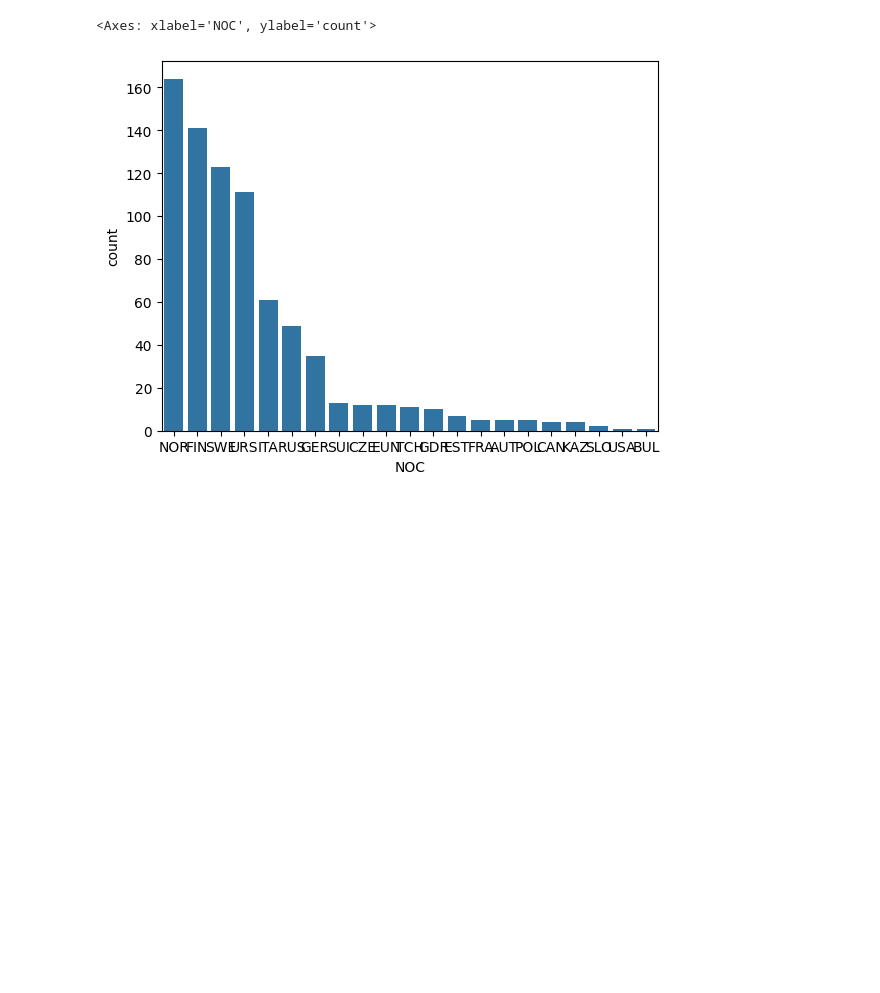
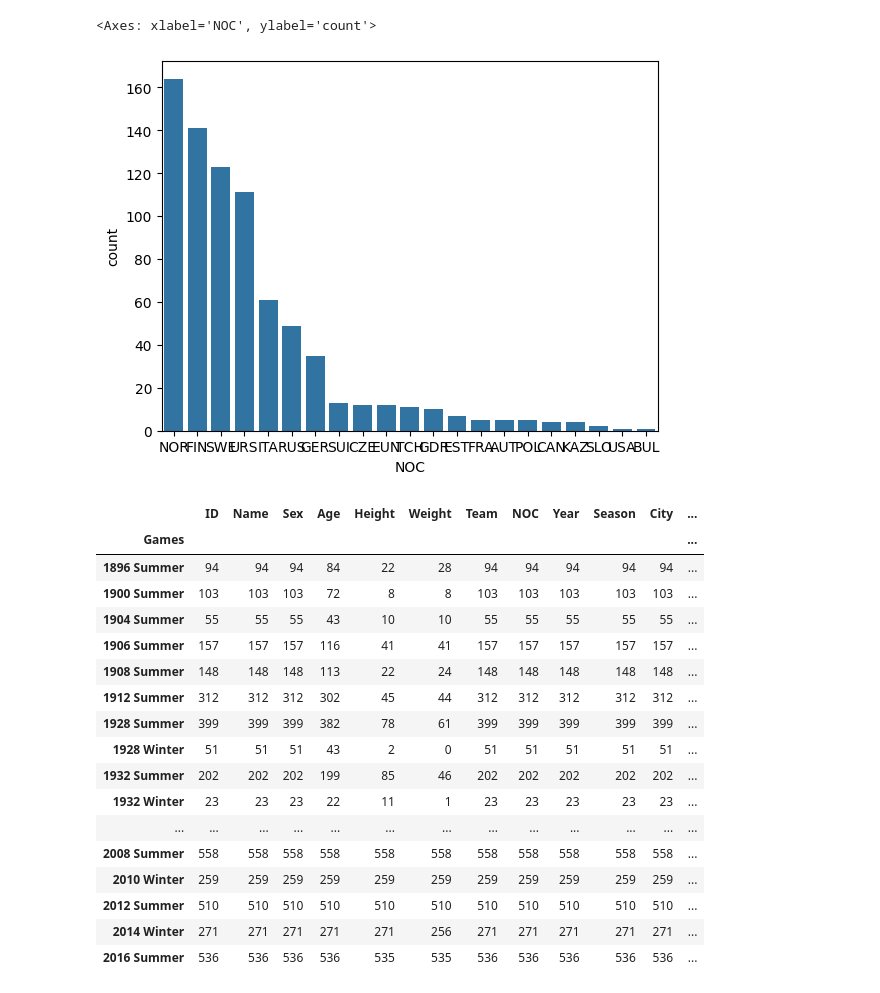
Before and after one commit to n00rp/Project_Olympic, a Jupyter notebook: Individuella filer/individuell_fil_bw.ipynb, the cells around one changed output. Drawn from its saved outputs; the diff is of its cells as text; code cells hidden in the pictures; blank space fills up the shorter version.

```diff
--- a/Individuella filer/individuell_fil_bw.ipynb
+++ b/Individuella filer/individuell_fil_bw.ipynb
@@ -17,3 +19,30 @@ sns.barplot(data=df_skidor_medaljer["NOC"].value_counts())
 # %% [output]
 <Axes: xlabel='NOC', ylabel='count'>
 [figure]
+# %%
+# uppg 1a
+
+df_ger=df[df["NOC"]=="GER"]
+
+
+
+df_ger.groupby("Games").count()
+# %% [output]
+|  | ID | Name | Sex | Age | Height | Weight | Team | NOC | Year | Season | City | ... |
+| Games |  |  |  |  |  |  |  |  |  |  |  | ... |
+| 1896 Summer | 94 | 94 | 94 | 84 | 22 | 28 | 94 | 94 | 94 | 94 | 94 | ... |
+| 1900 Summer | 103 | 103 | 103 | 72 | 8 | 8 | 103 | 103 | 103 | 103 | 103 | ... |
+| 1904 Summer | 55 | 55 | 55 | 43 | 10 | 10 | 55 | 55 | 55 | 55 | 55 | ... |
+| 1906 Summer | 157 | 157 | 157 | 116 | 41 | 41 | 157 | 157 | 157 | 157 | 157 | ... |
+| 1908 Summer | 148 | 148 | 148 | 113 | 22 | 24 | 148 | 148 | 148 | 148 | 148 | ... |
+| 1912 Summer | 312 | 312 | 312 | 302 | 45 | 44 | 312 | 312 | 312 | 312 | 312 | ... |
+| 1928 Summer | 399 | 399 | 399 | 382 | 78 | 61 | 399 | 399 | 399 | 399 | 399 | ... |
+| 1928 Winter | 51 | 51 | 51 | 43 | 2 | 0 | 51 | 51 | 51 | 51 | 51 | ... |
+| 1932 Summer | 202 | 202 | 202 | 199 | 85 | 46 | 202 | 202 | 202 | 202 | 202 | ... |
+| 1932 Winter | 23 | 23 | 23 | 22 | 11 | 1 | 23 | 23 | 23 | 23 | 23 | ... |
+| ... | ... | ... | ... | ... | ... | ... | ... | ... | ... | ... | ... | ... |
+| 2008 Summer | 558 | 558 | 558 | 558 | 558 | 558 | 558 | 558 | 558 | 558 | 558 | ... |
+| 2010 Winter | 259 | 259 | 259 | 259 | 259 | 259 | 259 | 259 | 259 | 259 | 259 | ... |
+| 2012 Summer | 510 | 510 | 510 | 510 | 510 | 510 | 510 | 510 | 510 | 510 | 510 | ... |
+| 2014 Winter | 271 | 271 | 271 | 271 | 271 | 256 | 271 | 271 | 271 | 271 | 271 | ... |
+| 2016 Summer | 536 | 536 | 536 | 536 | 535 | 535 | 536 | 536 | 536 | 536 | 536 | ... |
```
Also changed, not shown: parts of 2 cells of this notebook, 2 other files.
